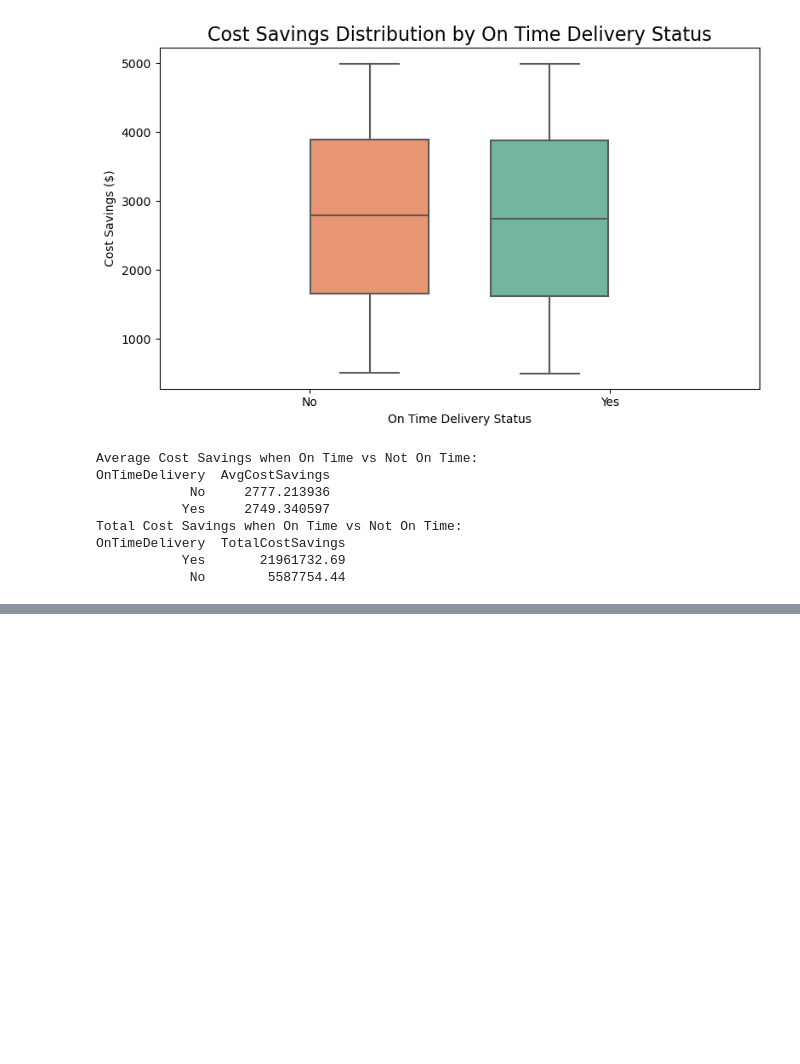
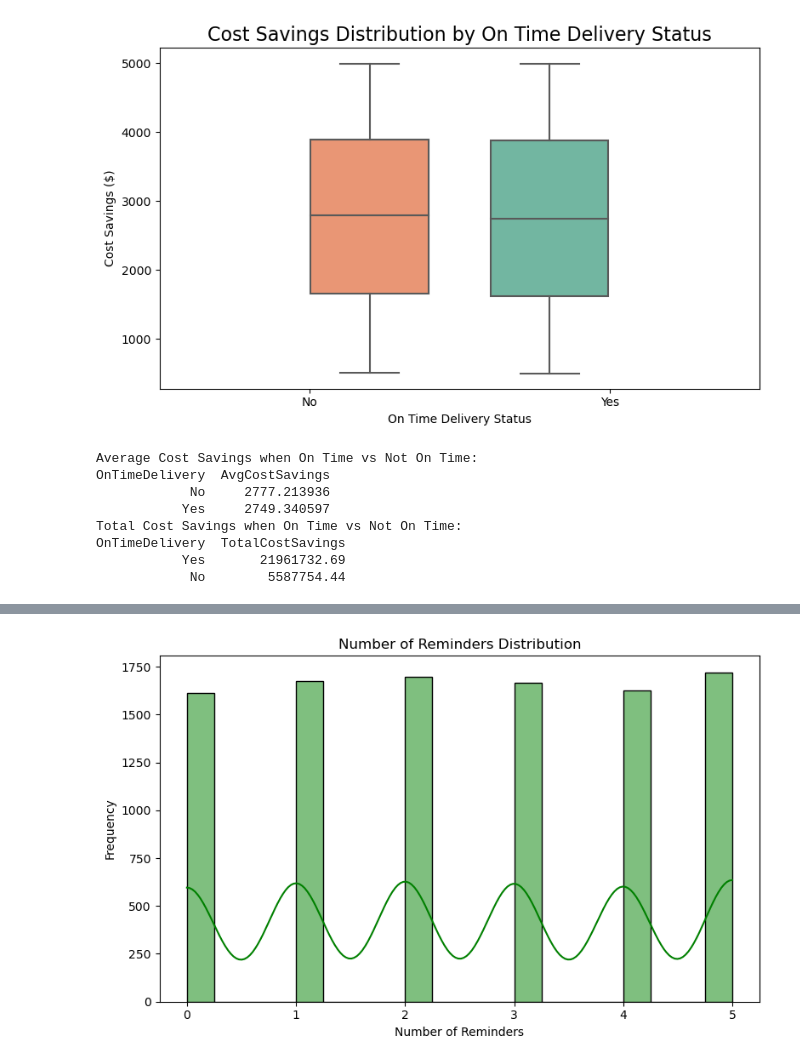
Before and after one commit to uligt/capstone, a Jupyter notebook: notebooks/3. Data analysis.ipynb, the cells around one changed output, grey strips where cells are left out. Cells and saved outputs as stored; diff of their text form; code cells hidden in the pictures; blank space fills up the shorter version.

```diff
--- a/notebooks/3. Data analysis.ipynb
+++ b/notebooks/3. Data analysis.ipynb
@@ -1050,0 +1078,12 @@ OnTimeDelivery  TotalCostSavings
+# %%
+#number of reminders distribution
+df_reminders_distribution = df_supplier_scorecard.select(["NumberOfReminders"]).to_pandas()
+plt.figure(figsize=(8, 5))
+sns.histplot(df_reminders_distribution, x="NumberOfReminders", bins=20, kde=True, color='green')
+plt.title("Number of Reminders Distribution")
+plt.xlabel("Number of Reminders")
+plt.ylabel("Frequency")
+plt.tight_layout()
+plt.show()
+# %% [output]
+[figure, added]
```
Also changed, not shown: parts of 5 cells of this notebook.
